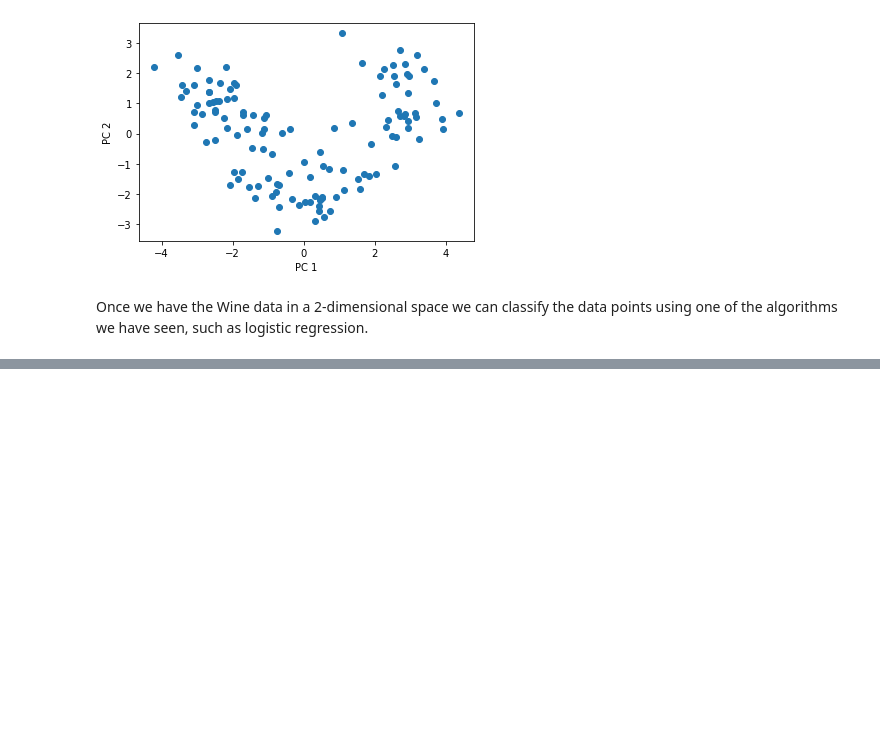
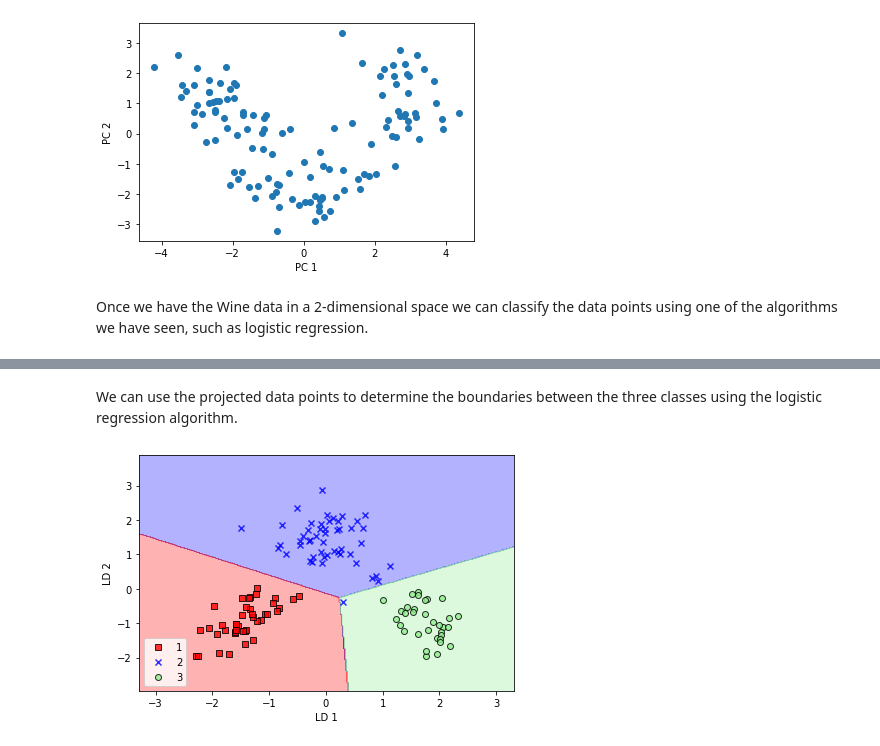
Before and after one commit to luigiselmi/dlwpt_nb, a Jupyter notebook: pml3/data_compression.ipynb, the cells around one changed output, grey strips where cells are left out. Drawn from its saved outputs; the diff is of its cells as text; code cells hidden in the pictures; blank space fills up the shorter version.

Commit message:
linear discriminant analysis

```diff
--- a/pml3/data_compression.ipynb
+++ b/pml3/data_compression.ipynb
@@ -198,0 +336,17 @@ plt.show()
+# %% [markdown]
+We can use the projected data points to determine the boundaries between the three classes using the logistic regression algorithm.
+# %%
+from sklearn.linear_model import LogisticRegression
+
+lr = LogisticRegression(multi_class='ovr', random_state=1, solver='lbfgs')
+lr = lr.fit(X_train_lda, y_train)
+# %%
+import plot_decision_regions_script as pdr
+pdr.plot_decision_regions(X_train_lda, y_train, classifier=lr)
+plt.xlabel('LD 1')
+plt.ylabel('LD 2')
+plt.legend(loc='lower left')
+plt.tight_layout()
+plt.show()
+# %% [output]
+[figure, added]
```
Also changed, not shown: parts of 21 cells of this notebook.
